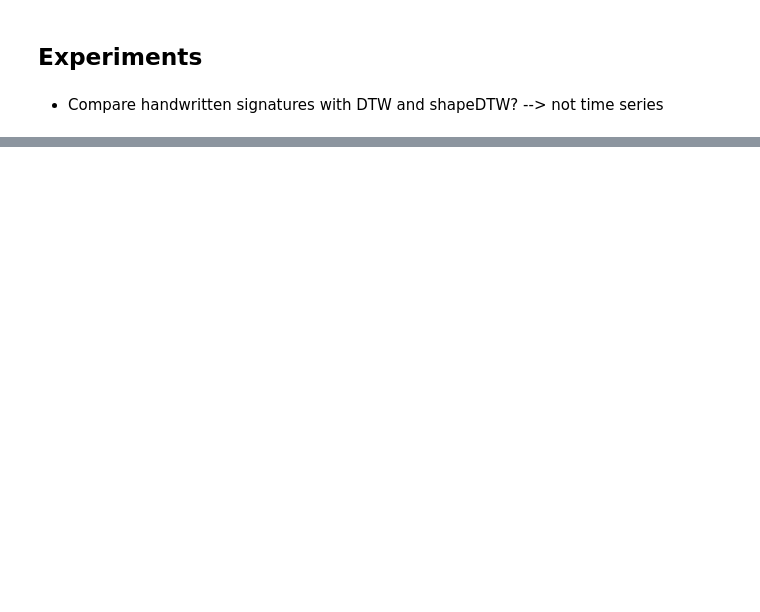
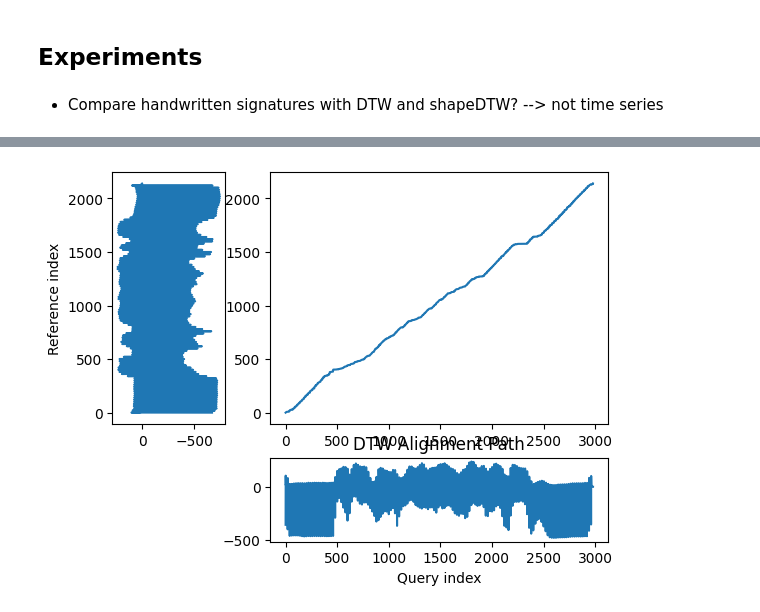
Before and after one commit to adlemoreau/shapedtw-timeseries, a Jupyter notebook: full_method.ipynb, the cells around one changed output, grey strips where cells are left out. Saved outputs shown, nothing was run; the diff lists cells and outputs as text; code cells hidden in the pictures; blank space fills up the shorter version.

```diff
--- a/full_method.ipynb
+++ b/full_method.ipynb
@@ -201,0 +160,30 @@ for metric in metrics:
+# %%
+# DTW for speech recognition
+
+#DC, KL, JK, JE
+audio_file1 = 'data/savee/DC_a02.wav'
+audio_file2 = 'data/savee/KL_a02.wav'
+
+# Load audio files
+audio1, sr1 = librosa.load(audio_file1)
+audio2, sr2 = librosa.load(audio_file2)
+
+# Extract MFCC features
+mfccs1 = librosa.feature.mfcc(y=audio1, sr=sr1).T
+mfccs2 = librosa.feature.mfcc(y=audio2, sr=sr2).T
+
+# Flatten MFCC matrices
+mfccs1_flat = mfccs1.flatten()
+mfccs2_flat = mfccs2.flatten()
+
+# Calculate DTW distance
+alignment = dtw(mfccs1_flat, mfccs2_flat, keep_internals=True)
+distance = alignment.normalizedDistance
+
+# Plot the alignment path
+alignment.plot(type="threeway", offset=-5)
+
+plt.title('DTW Alignment Path')
+plt.show()
+# %% [output]
+[figure, added]
```
Also changed, not shown: parts of 14 cells of this notebook.
